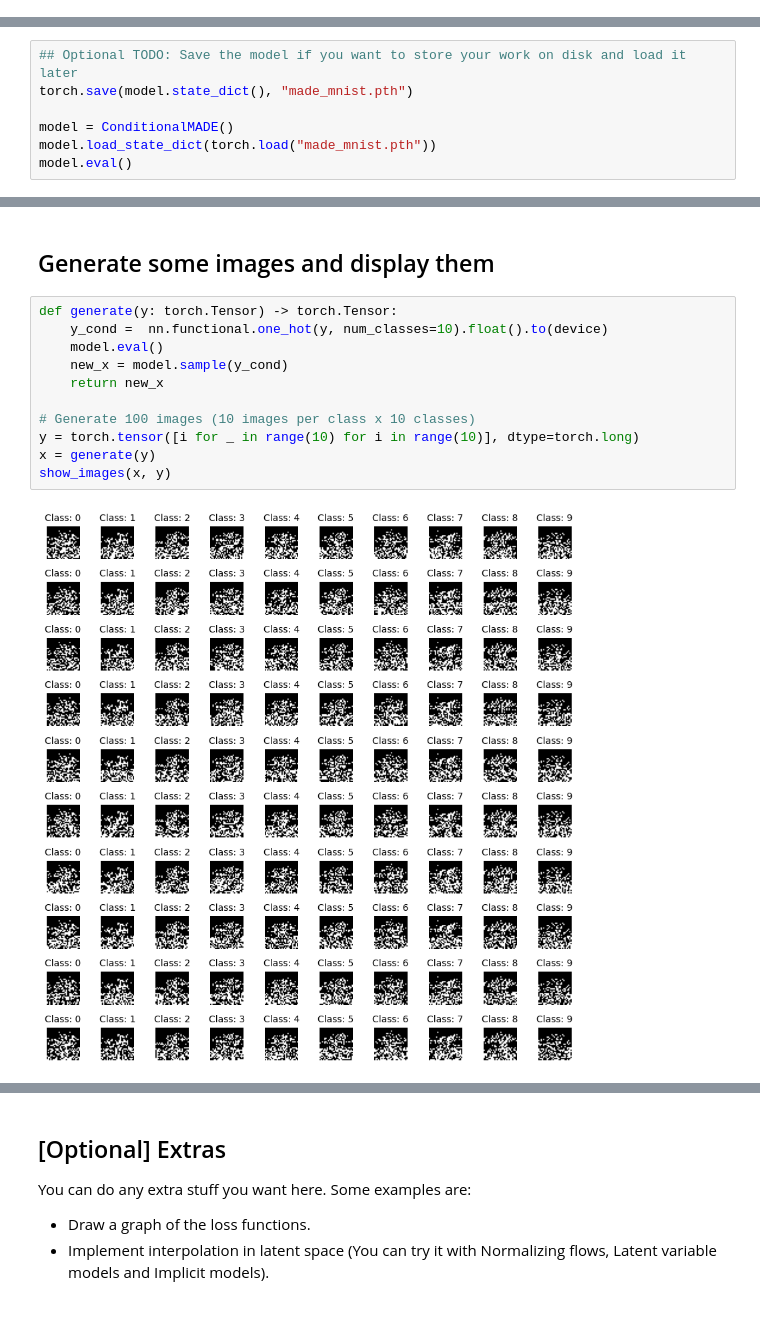
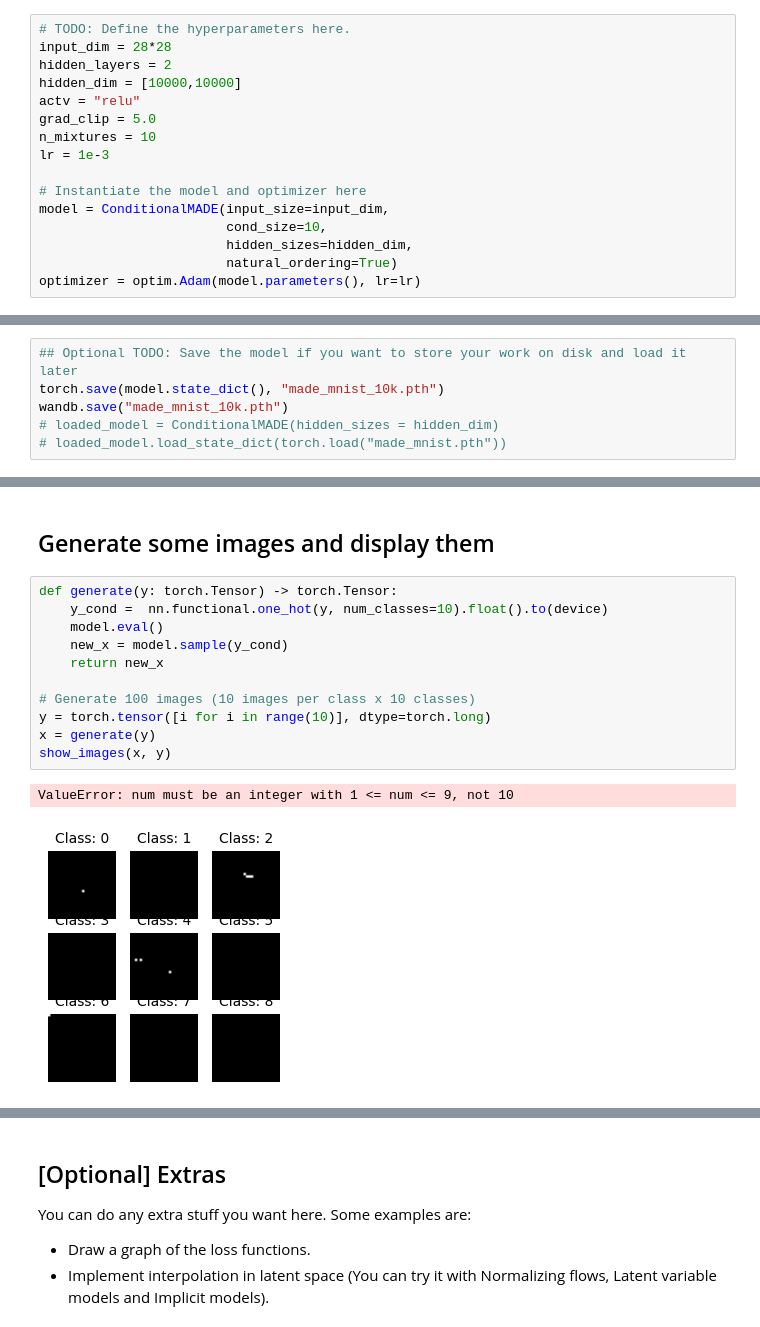
Before and after one commit to AsmaaQ25/GenAI-CMP637-2025, a Jupyter notebook: Notebooks/MNIST.ipynb, the cells around one changed output, grey strips where cells are left out. Drawn from its saved outputs; the diff is of its cells as text.

```diff
--- a/Notebooks/MNIST.ipynb
+++ b/Notebooks/MNIST.ipynb
@@ -191,2 +243,18 @@ model = ConditionalMADE()
+# %%
+# TODO: Define the hyperparameters here.
+input_dim = 28*28
+hidden_layers = 2
+hidden_dim = [10000,10000]
+actv = "relu"
+grad_clip = 5.0
+n_mixtures = 10
+lr = 1e-3
+
+# Instantiate the model and optimizer here
+model = ConditionalMADE(input_size=input_dim,
+                        cond_size=10,
+                        hidden_sizes=hidden_dim,
+                        natural_ordering=True)
+optimizer = optim.Adam(model.parameters(), lr=lr)
 # %% [markdown]
 ## Train the model
@@ -291,8 +364,7 @@ plt.show()
 ## [Optional] Save and/or load the model
 # %%
 ## Optional TODO: Save the model if you want to store your work on disk and load it later
-torch.save(model.state_dict(), "made_mnist.pth")
-
-model = ConditionalMADE()
-model.load_state_dict(torch.load("made_mnist.pth"))
-model.eval()
+torch.save(model.state_dict(), "made_mnist_10k.pth")
+wandb.save("made_mnist_10k.pth")
+# loaded_model = ConditionalMADE(hidden_sizes = hidden_dim)
+# loaded_model.load_state_dict(torch.load("made_mnist.pth"))
@@ -303,16 +377,17 @@ model.eval()
 # %%
 def generate(y: torch.Tensor) -> torch.Tensor:
     y_cond =  nn.functional.one_hot(y, num_classes=10).float().to(device)
     model.eval()
     new_x = model.sample(y_cond)
     return new_x
 
 # Generate 100 images (10 images per class x 10 classes)
-y = torch.tensor([i for _ in range(10) for i in range(10)], dtype=torch.long)
+y = torch.tensor([i for i in range(10)], dtype=torch.long)
 x = generate(y)
 show_images(x, y)
 # %% [output]
+ValueError: num must be an integer with 1 <= num <= 9, not 10
-[figure, old version]
+[figure, new version]
 # %%
 # log images in wandb
 x = x.view(x.shape[0], 1, 28, 28)
```
Also changed, not shown: parts of 18 cells of this notebook.
